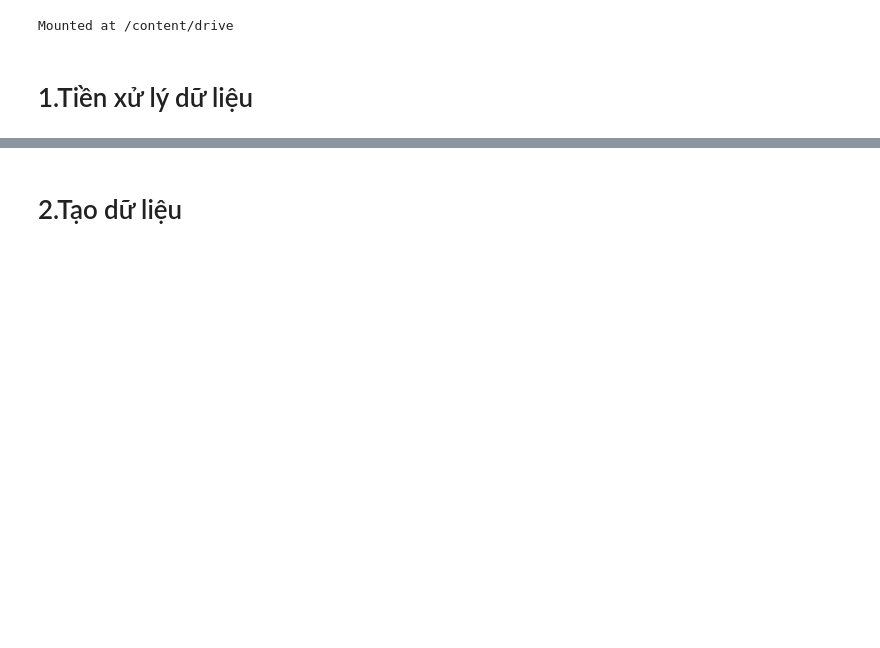
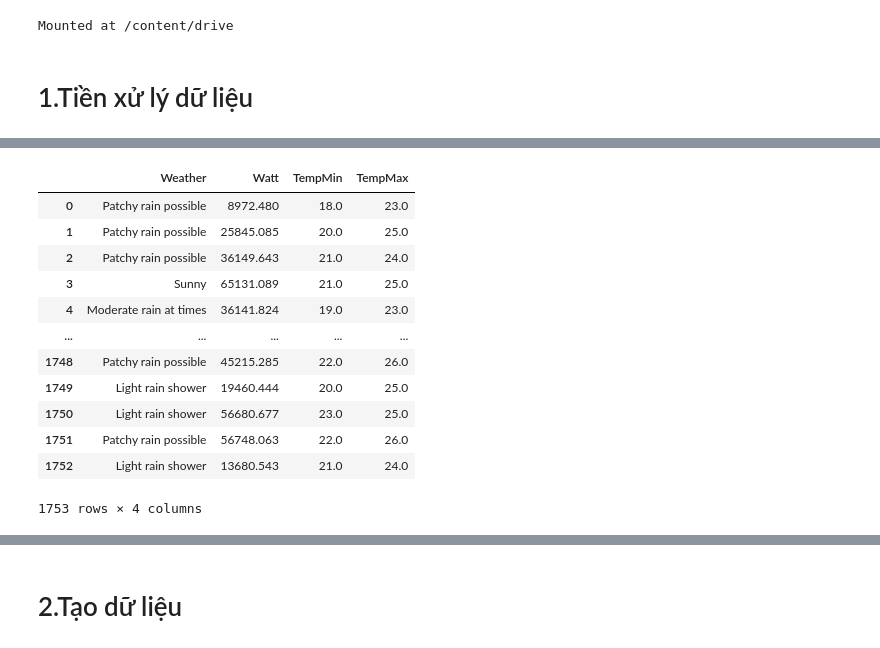
Before and after one commit to Luanho20092002/NCKH_SolarSystem, a Jupyter notebook: test.ipynb, the cells around one changed output, grey strips where cells are left out. Cells and saved outputs as stored; diff of their text form; code cells hidden in the pictures; blank space fills up the shorter version.

```diff
--- a/test.ipynb
+++ b/test.ipynb
@@ -31 +44,19 @@ df
+# %%
+df_tem = df.groupby(["Date", "Weather"]).agg({'Watt': 'sum', 'TempMin': 'mean', 'TempMax': 'mean'}).reset_index()
+df_tem = df_tem.drop(columns="Date", axis=1)
+df_tem
+# %% [output]
+|  | Weather | Watt | TempMin | TempMax |
+| 0 | Patchy rain possible | 8972.480 | 18.0 | 23.0 |
+| 1 | Patchy rain possible | 25845.085 | 20.0 | 25.0 |
+| 2 | Patchy rain possible | 36149.643 | 21.0 | 24.0 |
+| 3 | Sunny | 65131.089 | 21.0 | 25.0 |
+| 4 | Moderate rain at times | 36141.824 | 19.0 | 23.0 |
+| ... | ... | ... | ... | ... |
+| 1748 | Patchy rain possible | 45215.285 | 22.0 | 26.0 |
+| 1749 | Light rain shower | 19460.444 | 20.0 | 25.0 |
+| 1750 | Light rain shower | 56680.677 | 23.0 | 25.0 |
+| 1751 | Patchy rain possible | 56748.063 | 22.0 | 26.0 |
+| 1752 | Light rain shower | 13680.543 | 21.0 | 24.0 |
+1753 rows × 4 columns
 # %%
```
Also changed, not shown: parts of 8 cells of this notebook.
